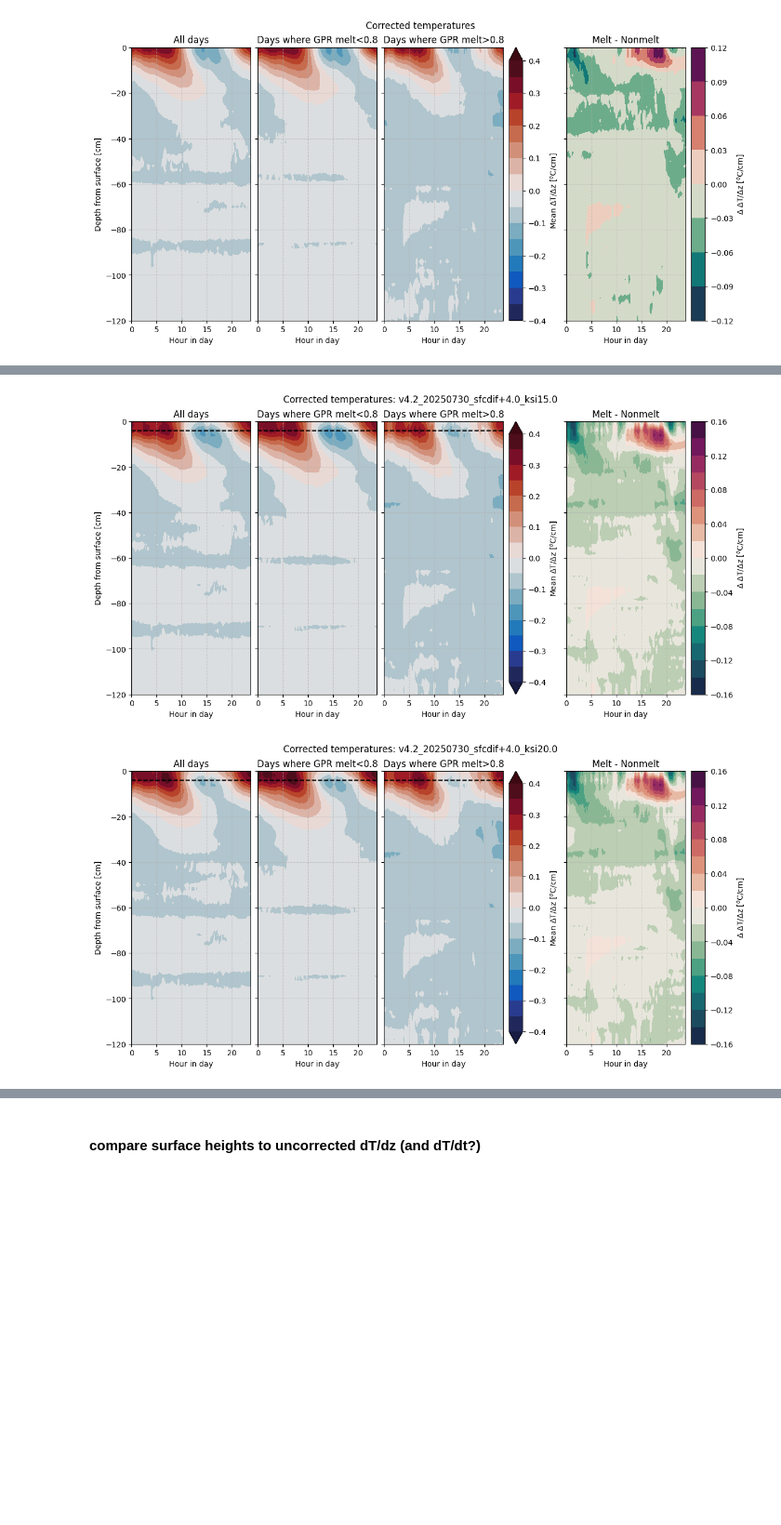
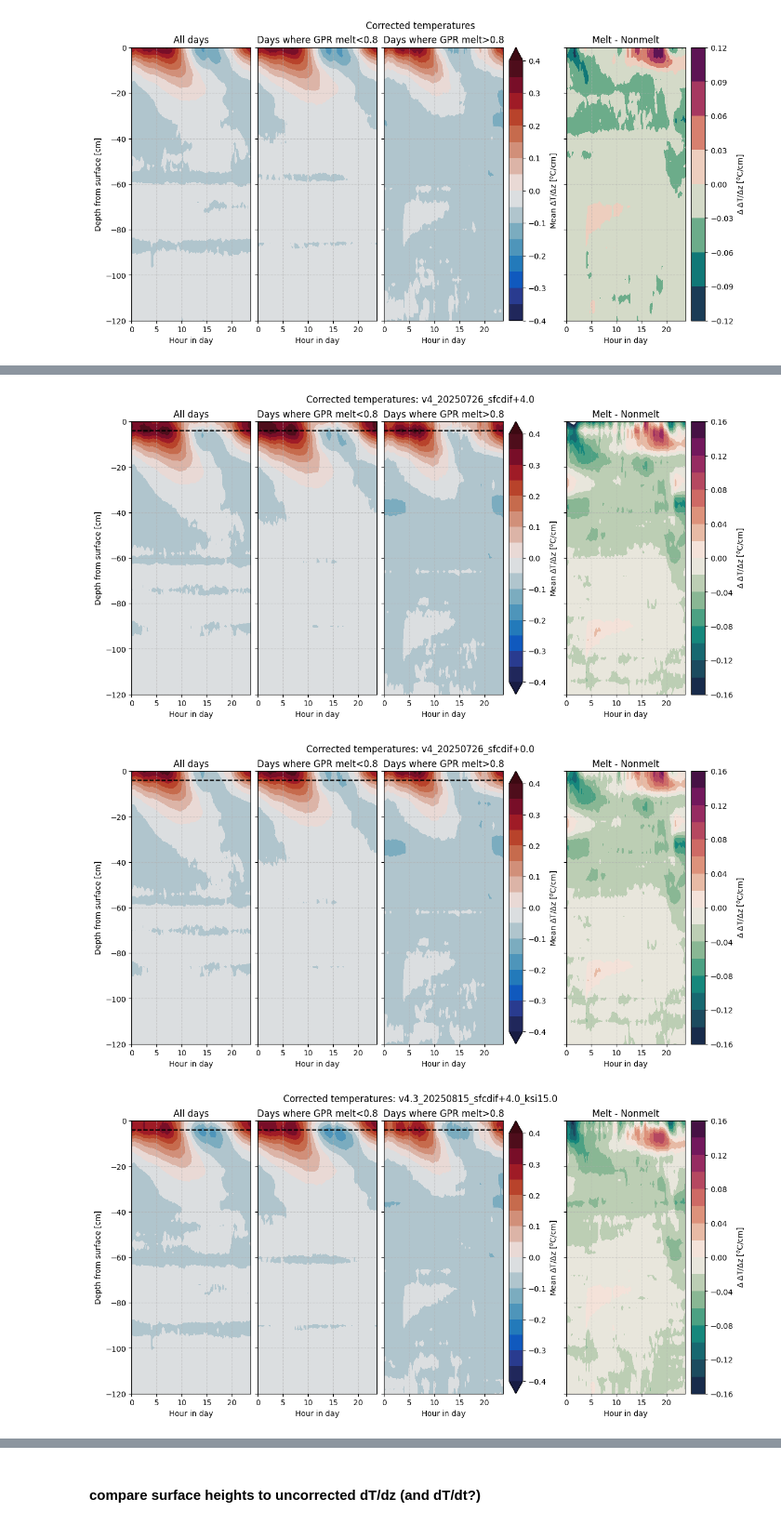
Before and after one commit to sledd/ICECAPS_raven, a Jupyter notebook: var-surfaces_avg-dTdz_comparison.ipynb, the cells around one changed output, grey strips where cells are left out. Shown at 93% size. Saved outputs shown, nothing was run; the diff lists cells and outputs as text; code cells hidden in the pictures; blank space fills up the shorter version.

```diff
--- a/var-surfaces_avg-dTdz_comparison.ipynb
+++ b/var-surfaces_avg-dTdz_comparison.ipynb
@@ -40,7 +40,9 @@ def open_simba_sfc_file(file_version):
                                'v4_20250726_sfcdif+4.0', 'v4_20250726_sfcdif+0.0',
                                'v4.1_20250729_sfcdif+4.0', 'v4.1_20250729_sfcdif+0.0',
                                'v4.2_20250730_sfcdif+4.0_ksi20.0', 'v4.2_20250730_sfcdif+4.0_ksi15.0',
-                               'v4.2_20250730_sfcdif+6.0_ksi15.0']
+                               'v4.2_20250730_sfcdif+6.0_ksi15.0',
+                               'v4.3_20250815_sfcdif+4.0_ksi15.0', 'v4.3_20250815_sfcdif+6.0_ksi15.0',
+                               'v4.3_20250815_sfcdif+4.0_ksi16.0']
 
     if file_version not in acceptable_file_versions:
         print("Please choose of these versions: ", acceptable_file_versions)
@@ -63,7 +65,9 @@ def open_corrected_simba_temps(file_version):
                                'v4_20250726_sfcdif+4.0', 'v4_20250726_sfcdif+0.0',
                                'v4.1_20250729_sfcdif+4.0', 'v4.1_20250729_sfcdif+0.0',
                                'v4.2_20250730_sfcdif+4.0_ksi20.0', 'v4.2_20250730_sfcdif+4.0_ksi15.0',
-                               'v4.2_20250730_sfcdif+6.0_ksi15.0']
+                               'v4.2_20250730_sfcdif+6.0_ksi15.0',
+                               'v4.3_20250815_sfcdif+4.0_ksi15.0', 'v4.3_20250815_sfcdif+6.0_ksi15.0',
+                                'v4.3_20250815_sfcdif+4.0_ksi16.0']
 
     if file_version not in acceptable_file_versions:
         print("Please choose of these versions: ", acceptable_file_versions)
@@ -76,8 +80,11 @@ def open_corrected_simba_temps(file_version):
         fn = f'/home/asledd/ICECAPS/firnprofile_solar-correction_rolling-variance-max-sfc-{file_version}_created_20250729.nc'
     elif 'v4_' in file_version:
         fn = f'/home/asledd/ICECAPS/firnprofile_solar-correction_rolling-variance-max-sfc-{file_version}_created_20250726.nc'
-    elif 'v4.2_' in file_version:
+    elif 'v4.2_' in file_version or 'v4.3_' in file_version:
         fn = f'/home/asledd/ICECAPS/firnprofile_solar-correction_rolling-variance-max-sfc-{file_version}_created_20250730.nc'
+    # elif 'v4.3_' in file_version:
+    #     fn = f'/home/asledd/ICECAPS/firnprofile_solar-correction_rolling-variance-max-sfc-{file_version}_created_20250815.nc'
+
     else:
         fn = f'/home/asledd/ICECAPS/firnprofile_solar-correction_rolling-variance-max-sfc-{file_version}_created_20250725.nc'
     season_data_solar = {}
@@ -241,11 +248,18 @@ plt.show()
 #### Loop over all the files I'm interested in
 # %%
 # file_versions = ['v3_20250724', 'v2_20250723', 'v3_20250724_sfcdif+2', 'v2_20250723_sfcdif+2']
-file_versions = ['v2_20250723', 'v4_20250726_sfcdif+4.0', 'v4_20250726_sfcdif+0.0']
+# file_versions = ['v2_20250723', 'v4_20250726_sfcdif+4.0', 'v4_20250726_sfcdif+0.0']
+file_versions = ['v2_20250723', 'v4_20250726_sfcdif+4.0', 'v4_20250726_sfcdif+0.0',
+                 'v4.3_20250815_sfcdif+4.0_ksi15.0', 'v4.3_20250815_sfcdif+4.0_ksi16.0']
 
 for fversion in file_versions:
     simba_data = open_corrected_simba_temps(fversion)
     sfc_dates, sfc_data = open_simba_sfc_file(fversion)
+
+    if '+4' in fversion:
+        sfc_data += 4.
+    elif '+6' in fversion:
+        sfc_data += 6.
 
     sfc_seconds = datetimes_to_seconds(sfc_dates)
     simba_seconds = datetimes_to_seconds(simba_data['dates'])
@@ -371,8 +387,10 @@ plt.show()
 #                  'v4.1_20250729_sfcdif+4.0', 'v4.1_20250729_sfcdif+0.0',
 #                 'v4.2_20250730_sfcdif+4.0_ksi15.0']
 
-file_versions = ['v4.1_20250729_sfcdif+0.0',
-                'v4.2_20250730_sfcdif+4.0_ksi15.0', 'v4.2_20250730_sfcdif+4.0_ksi20.0']
+# file_versions = ['v4.1_20250729_sfcdif+0.0',
+#                 'v4.2_20250730_sfcdif+4.0_ksi15.0', 'v4.2_20250730_sfcdif+4.0_ksi20.0']
+file_versions = ['v2_20250723', 'v4_20250726_sfcdif+4.0', 'v4_20250726_sfcdif+0.0',
+                 'v4.3_20250815_sfcdif+4.0_ksi15.0', 'v4.3_20250815_sfcdif+4.0_ksi16.0']
 
 fig_sfcs, ax_sfcs = plt.subplots(1, figsize=(8,4), constrained_layout=True)
 
@@ -447,2 +465,3 @@ plt.show()
-[figure, old version]
+[figure, new version]
-[figure, old version]
+[figure, new version]
+[figure, added]
```
Also changed, not shown: parts of 3 cells of this notebook.
